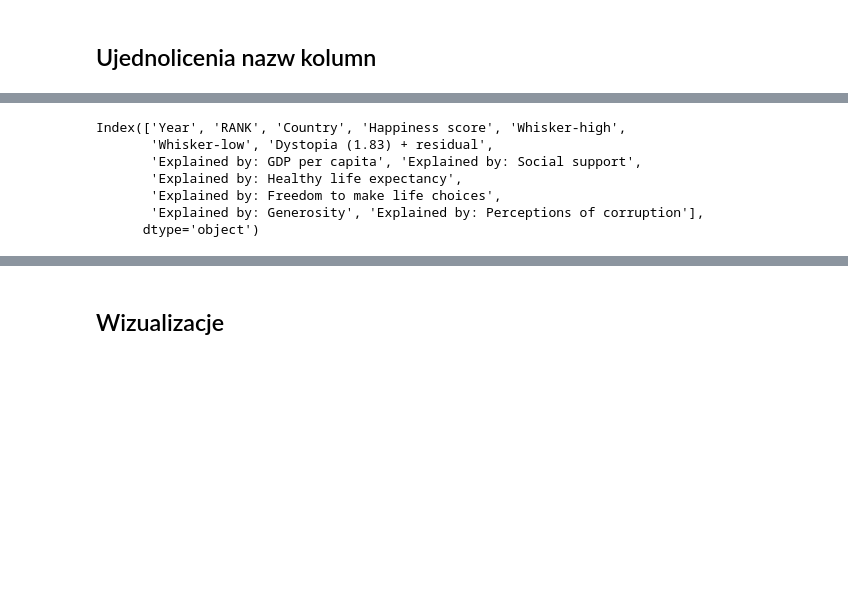
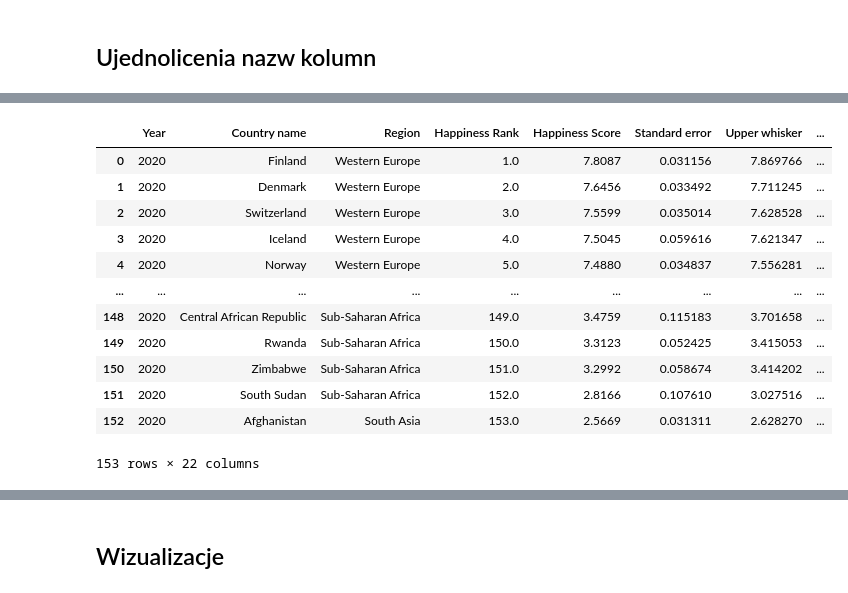
Before and after one commit to Kinga94/SAD_zadanie, a Jupyter notebook: SAD_world_happines_report.ipynb, the cells around one changed output, grey strips where cells are left out. Cells and saved outputs as stored; diff of their text form; code cells hidden in the pictures; blank space fills up the shorter version.

```diff
--- a/SAD_world_happines_report.ipynb
+++ b/SAD_world_happines_report.ipynb
@@ -356,10 +266,0 @@ for df, year in zip(df_list, years):
-# %%
-cleaned_dfs[7].columns
-# %% [output]
-Index(['Year', 'RANK', 'Country', 'Happiness score', 'Whisker-high',
-       'Whisker-low', 'Dystopia (1.83) + residual',
-       'Explained by: GDP per capita', 'Explained by: Social support',
-       'Explained by: Healthy life expectancy',
-       'Explained by: Freedom to make life choices',
-       'Explained by: Generosity', 'Explained by: Perceptions of corruption'],
-      dtype='object')
@@ -365,0 +332,16 @@ Index(['Year', 'RANK', 'Country', 'Happiness score', 'Whisker-high',
+# %%
+dfs[2020]
+# %% [output]
+|  | Year | Country name | Region | Happiness Rank | Happiness Score | Standard error | Upper whisker | ... |
+| 0 | 2020 | Finland | Western Europe | 1.0 | 7.8087 | 0.031156 | 7.869766 | ... |
+| 1 | 2020 | Denmark | Western Europe | 2.0 | 7.6456 | 0.033492 | 7.711245 | ... |
+| 2 | 2020 | Switzerland | Western Europe | 3.0 | 7.5599 | 0.035014 | 7.628528 | ... |
+| 3 | 2020 | Iceland | Western Europe | 4.0 | 7.5045 | 0.059616 | 7.621347 | ... |
+| 4 | 2020 | Norway | Western Europe | 5.0 | 7.4880 | 0.034837 | 7.556281 | ... |
+| ... | ... | ... | ... | ... | ... | ... | ... | ... |
+| 148 | 2020 | Central African Republic | Sub-Saharan Africa | 149.0 | 3.4759 | 0.115183 | 3.701658 | ... |
+| 149 | 2020 | Rwanda | Sub-Saharan Africa | 150.0 | 3.3123 | 0.052425 | 3.415053 | ... |
+| 150 | 2020 | Zimbabwe | Sub-Saharan Africa | 151.0 | 3.2992 | 0.058674 | 3.414202 | ... |
+| 151 | 2020 | South Sudan | Sub-Saharan Africa | 152.0 | 2.8166 | 0.107610 | 3.027516 | ... |
+| 152 | 2020 | Afghanistan | South Asia | 153.0 | 2.5669 | 0.031311 | 2.628270 | ... |
+153 rows × 22 columns
```
Also changed, not shown: parts of 35 cells of this notebook.
